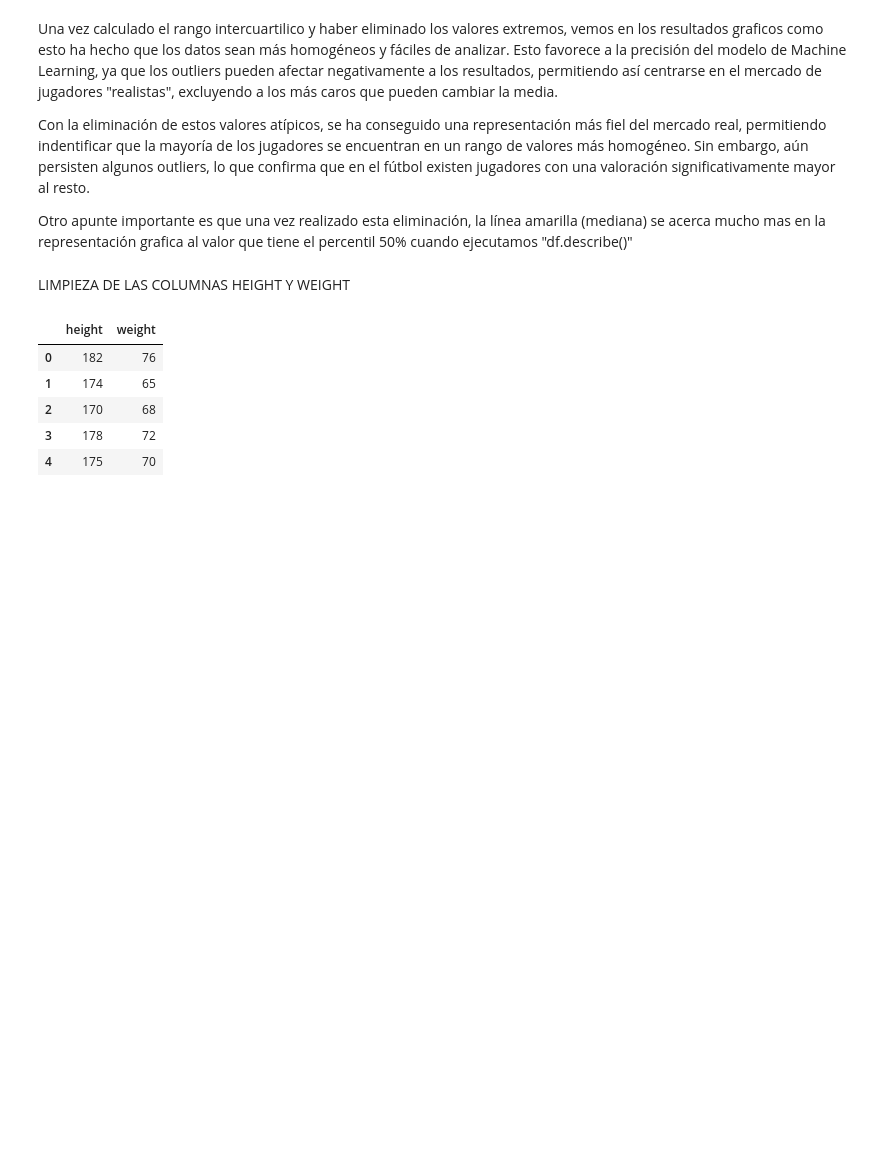
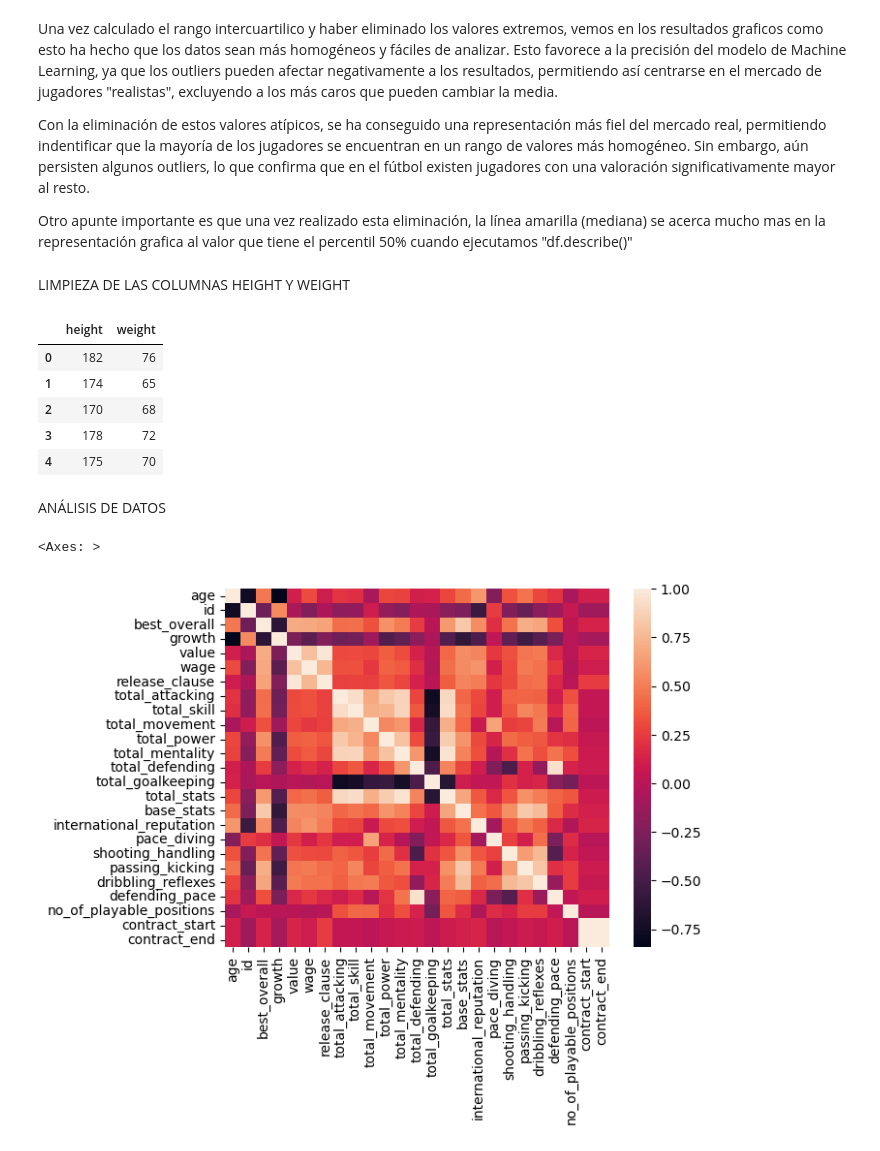
Before and after one commit to javierlara47/TFG, a Jupyter notebook: notebooks/machine_learning.ipynb, the cells around one changed output. Cells and saved outputs as stored; diff of their text form; code cells hidden in the pictures; blank space fills up the shorter version.

Commit message:
correlacion entre variables

```diff
--- a/notebooks/machine_learning.ipynb
+++ b/notebooks/machine_learning.ipynb
@@ -356,3 +356,11 @@ df[['height', 'weight']].head()
 | 2 | 170 | 68 |
 | 3 | 178 | 72 |
 | 4 | 175 | 70 |
+# %% [markdown]
+ANÁLISIS DE DATOS
+# %%
+#Correlacion entre las variables numericas del DataFrame
+sns.heatmap(df.select_dtypes(include='number').corr(), annot=False)
+# %% [output]
+<Axes: >
+[figure, added]
```
Also changed, not shown: parts of 2 cells of this notebook.
